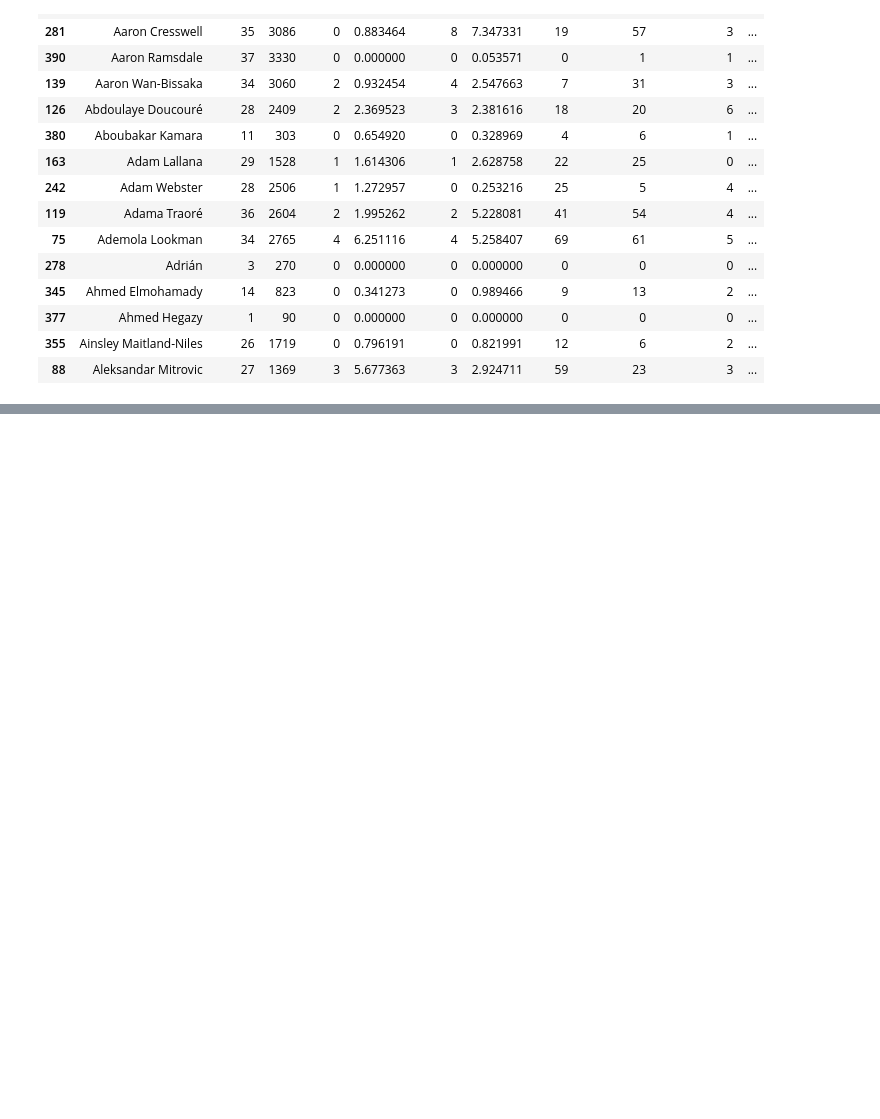
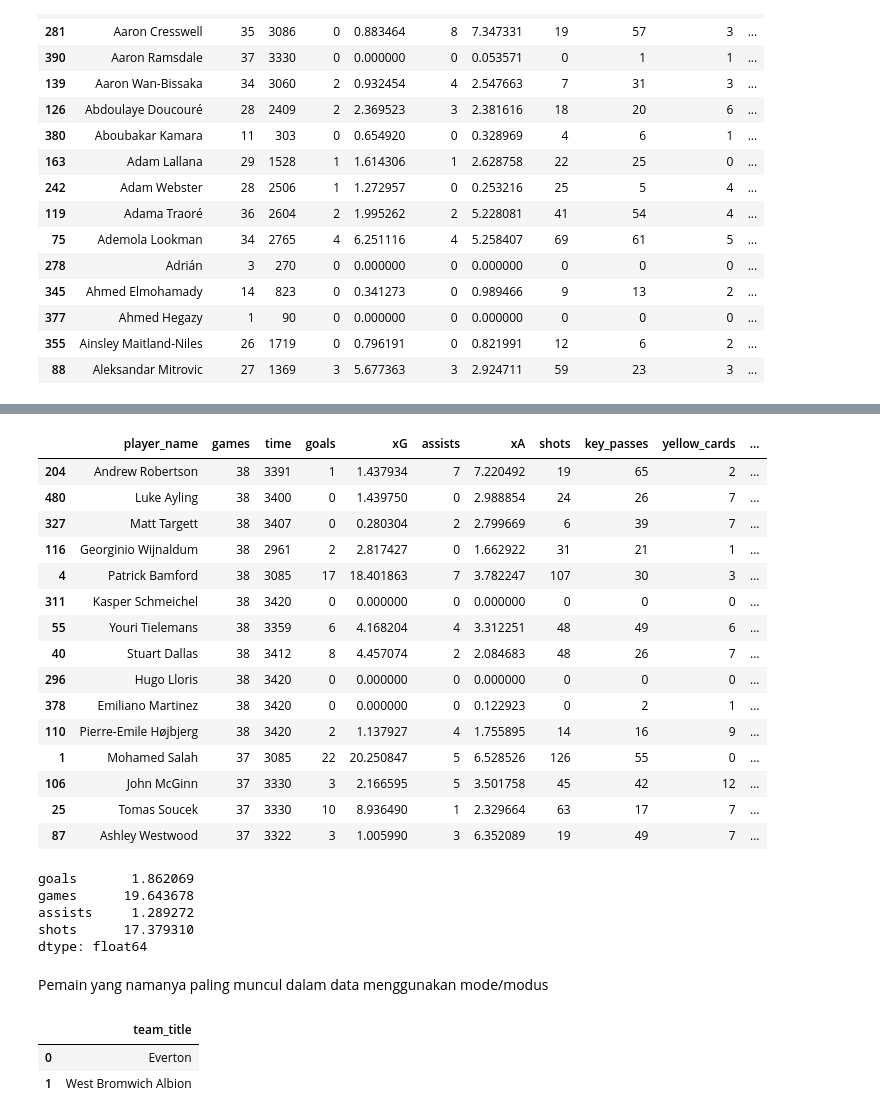
Before and after one commit to noviawahyu/Metodologi-Data-Science, a Jupyter notebook: Pertemuan 5/Data_Gathering.ipynb, the cells around one changed output, grey strips where cells are left out. Cells and saved outputs as stored; diff of their text form; code cells hidden in the pictures; blank space fills up the shorter version.

```diff
--- a/Pertemuan 5/Data_Gathering.ipynb
+++ b/Pertemuan 5/Data_Gathering.ipynb
@@ -185,0 +274,36 @@ df_rapi.head(15)
+# %%
+df_rapi = df_tanpaid.sort_values(by="games", ascending=False)
+df_rapi.head(15)
+# %% [output]
+|  | player_name | games | time | goals | xG | assists | xA | shots | key_passes | yellow_cards | ... |
+| 204 | Andrew Robertson | 38 | 3391 | 1 | 1.437934 | 7 | 7.220492 | 19 | 65 | 2 | ... |
+| 480 | Luke Ayling | 38 | 3400 | 0 | 1.439750 | 0 | 2.988854 | 24 | 26 | 7 | ... |
+| 327 | Matt Targett | 38 | 3407 | 0 | 0.280304 | 2 | 2.799669 | 6 | 39 | 7 | ... |
+| 116 | Georginio Wijnaldum | 38 | 2961 | 2 | 2.817427 | 0 | 1.662922 | 31 | 21 | 1 | ... |
+| 4 | Patrick Bamford | 38 | 3085 | 17 | 18.401863 | 7 | 3.782247 | 107 | 30 | 3 | ... |
+| 311 | Kasper Schmeichel | 38 | 3420 | 0 | 0.000000 | 0 | 0.000000 | 0 | 0 | 0 | ... |
+| 55 | Youri Tielemans | 38 | 3359 | 6 | 4.168204 | 4 | 3.312251 | 48 | 49 | 6 | ... |
+| 40 | Stuart Dallas | 38 | 3412 | 8 | 4.457074 | 2 | 2.084683 | 48 | 26 | 7 | ... |
+| 296 | Hugo Lloris | 38 | 3420 | 0 | 0.000000 | 0 | 0.000000 | 0 | 0 | 0 | ... |
+| 378 | Emiliano Martinez | 38 | 3420 | 0 | 0.000000 | 0 | 0.122923 | 0 | 2 | 1 | ... |
+| 110 | Pierre-Emile Højbjerg | 38 | 3420 | 2 | 1.137927 | 4 | 1.755895 | 14 | 16 | 9 | ... |
+| 1 | Mohamed Salah | 37 | 3085 | 22 | 20.250847 | 5 | 6.528526 | 126 | 55 | 0 | ... |
+| 106 | John McGinn | 37 | 3330 | 3 | 2.166595 | 5 | 3.501758 | 45 | 42 | 12 | ... |
+| 25 | Tomas Soucek | 37 | 3330 | 10 | 8.936490 | 1 | 2.329664 | 63 | 17 | 7 | ... |
+| 87 | Ashley Westwood | 37 | 3322 | 3 | 1.005990 | 3 | 6.352089 | 19 | 49 | 7 | ... |
+# %%
+df_rapi[['goals', 'games', 'assists', 'shots']].mean()
+# %% [output]
+goals       1.862069
+games      19.643678
+assists     1.289272
+shots      17.379310
+dtype: float64
+# %% [markdown]
+Pemain yang namanya paling muncul dalam data menggunakan mode/modus
+# %%
+df_rapi[['team_title']].mode()
+# %% [output]
+|  | team_title |
+| 0 | Everton |
+| 1 | West Bromwich Albion |
```
Also changed, not shown: parts of 19 cells of this notebook.
